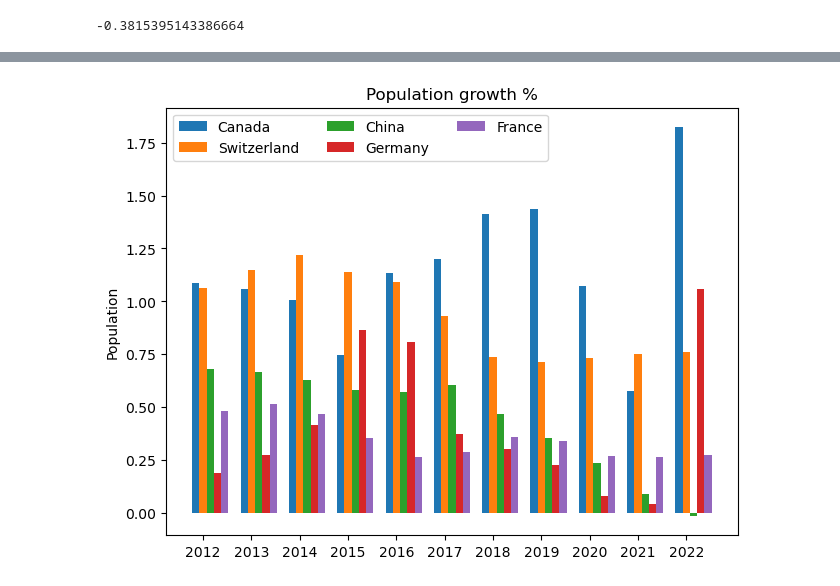
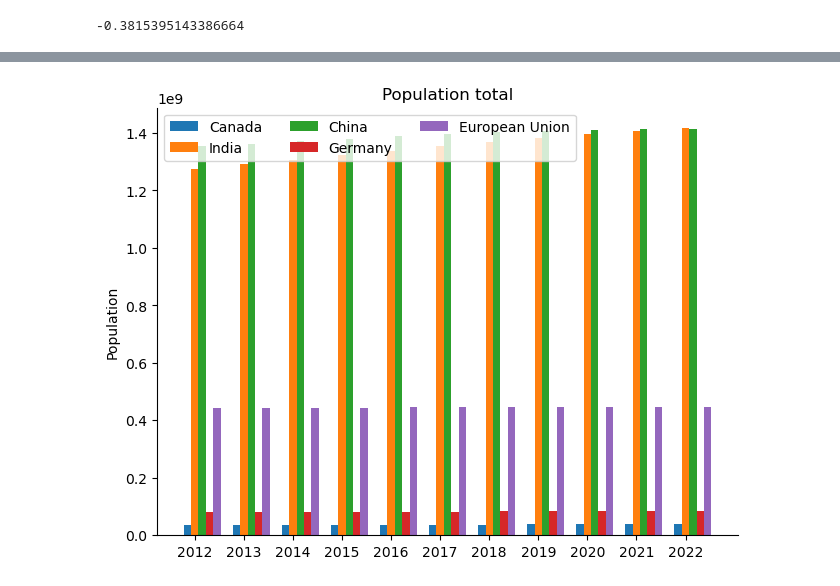
Before and after one commit to RyanHansK/Assignment2, a Jupyter notebook: code.ipynb, the cells around one changed output, grey strips where cells are left out. Saved outputs shown, nothing was run; the diff lists cells and outputs as text; code cells hidden in the pictures.

```diff
--- a/code.ipynb
+++ b/code.ipynb
@@ -4,7 +4,10 @@ import numpy as np
 import matplotlib.pyplot as plt
 import stats
 
-def map_corr(df, size=10):
+plt.rcParams['axes.spines.top'] = False
+plt.rcParams['axes.spines.right'] = False
+
+def map_corr(df, size=6):
     """Function creates heatmap of correlation matrix for each pair of
     columns in the dataframe.
     Input:
@@ -13,10 +16,11 @@ def map_corr(df, size=10):
     """
     corr = df.corr()
     fig, ax = plt.subplots(figsize=(size, size))
-    ax.matshow(corr, cmap='coolwarm')
+    ax.matshow(corr, cmap='viridis_r')
     # setting ticks to column names
     plt.xticks(range(len(corr.columns)), corr.columns, rotation=90)
     plt.yticks(range(len(corr.columns)), corr.columns)
+    plt.savefig('cor_heatmap.png')
 
 def cleaner(df):
     """Takes a dataframe, cleans it and then returns it"""
@@ -90,7 +94,7 @@ years_df.describe()
 | max | 3.040000e+09 | 3.428000e+09 | 3.797000e+09 | 4.362000e+09 | 4.653000e+09 | 4.998000e+09 | 6.127000e+09 | 6.387000e+09 | 7.203000e+09 | 7.830000e+09 | ... | ... |
 8 rows × 63 columns
 # %%
-countries_of_interest = countries_df[['Canada','Switzerland', 'China', 'Germany', 'France']]
+countries_of_interest = countries_df[['Canada','India', 'China', 'Germany', 'European Union']]
 countries_of_interest.describe()
 # %% [output]
 | Country Name | Canada |  |  |  | ... |
@@ -146,30 +150,28 @@ countries_of_interest.loc['2010':'2020']['Canada']
 11 rows × 76 columns
 # %%
-
-bar_values = countries_of_interest.loc['2012':'2020'][['Canada','Switzerland', 'China', 'Germany', 'France']]
-canada_pop = countries_of_interest.loc['2012':'2023']['Canada']['Population growth (annual %)']
-swiss_pop = countries_of_interest.loc['2012':'2023']['Switzerland']['Population growth (annual %)']
-china_pop = countries_of_interest.loc['2012':'2023']['China']['Population growth (annual %)']
-germany_pop = countries_of_interest.loc['2012':'2023']['Germany']['Population growth (annual %)']
-france_pop = countries_of_interest.loc['2012':'2023']['France']['Population growth (annual %)']
-bar_df = {'Canada': canada_pop, 'Switzerland': swiss_pop, 'China': china_pop, 'Germany': germany_pop, 'France': france_pop}
+canada_pop = countries_of_interest.loc['2012':'2023']['Canada']['Population, total']
+india_pop = countries_of_interest.loc['2012':'2023']['India']['Population, total']
+china_pop = countries_of_interest.loc['2012':'2023']['China']['Population, total']
+germany_pop = countries_of_interest.loc['2012':'2023']['Germany']['Population, total']
+eu_pop = countries_of_interest.loc['2012':'2023']['European Union']['Population, total']
+bar_df = {'Canada': canada_pop, 'India': india_pop, 'China': china_pop, 'Germany': germany_pop, 'European Union': eu_pop}
 
 fig, ax = plt.subplots(layout='constrained')
 
 x = np.arange(len(np.arange(2012, 2023, 1)))  # the label locations
 width = 0.15  # the width of the bars
 multiplier = 0
 
 for attribute, measurement in bar_df.items():
     offset = width * multiplier
     rects = ax.bar(x + offset, measurement, width, label=attribute)
-    #ax.bar_label(rects, padding=3)
     multiplier += 1
 ax.set_ylabel('Population')
-ax.set_title('Population growth %')
+#ax.set_yscale('log')
+ax.set_title('Population total')
 ax.set_xticks(x + width, np.arange(2012, 2023, 1))
 ax.legend(loc='upper left', ncols=3)
 plt.savefig('Pop_growth_bar.png')
 plt.show()
 # %% [output]
-[figure, old version]
+[figure, new version]
```
Also changed, not shown: parts of 7 cells of this notebook, 1 other file.
